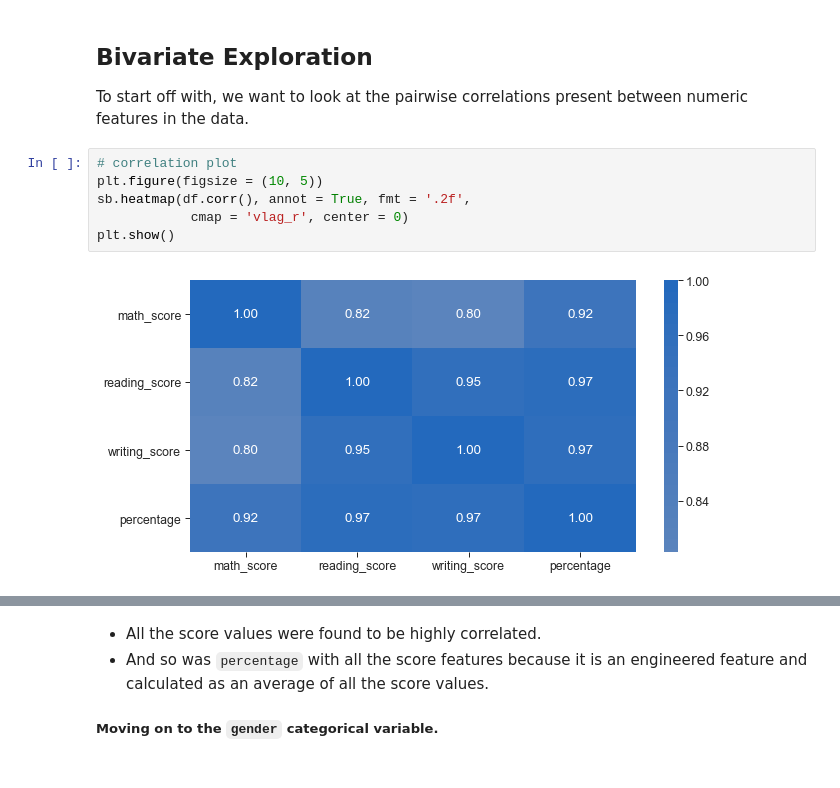
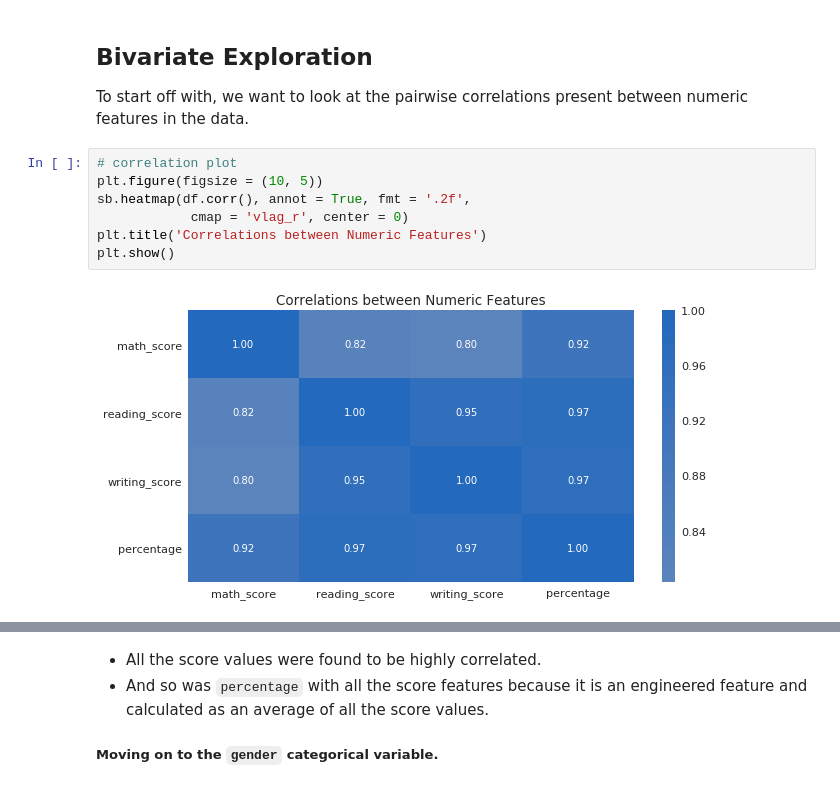
Before and after one commit to habibumrf/Communicate_Data_Findings, a Jupyter notebook: student_performance_in_exams_part_I.ipynb, the cells around one changed output, grey strips where cells are left out. Drawn from its saved outputs; the diff is of its cells as text.

```diff
--- a/student_performance_in_exams_part_I.ipynb
+++ b/student_performance_in_exams_part_I.ipynb
@@ -253,11 +275,12 @@ To start off with, we want to look at the pairwise correlations present between
 # %%
 # correlation plot
 plt.figure(figsize = (10, 5))
 sb.heatmap(df.corr(), annot = True, fmt = '.2f',
             cmap = 'vlag_r', center = 0)
+plt.title('Correlations between Numeric Features')
 plt.show()
 # %% [output]
-[figure, old version]
+[figure, new version]
 # %%
 # plot matrix
 numeric_vars = ['math_score', 'reading_score', 'writing_score', 'percentage']
```
Also changed, not shown: parts of 17 cells of this notebook, 3 other files.
